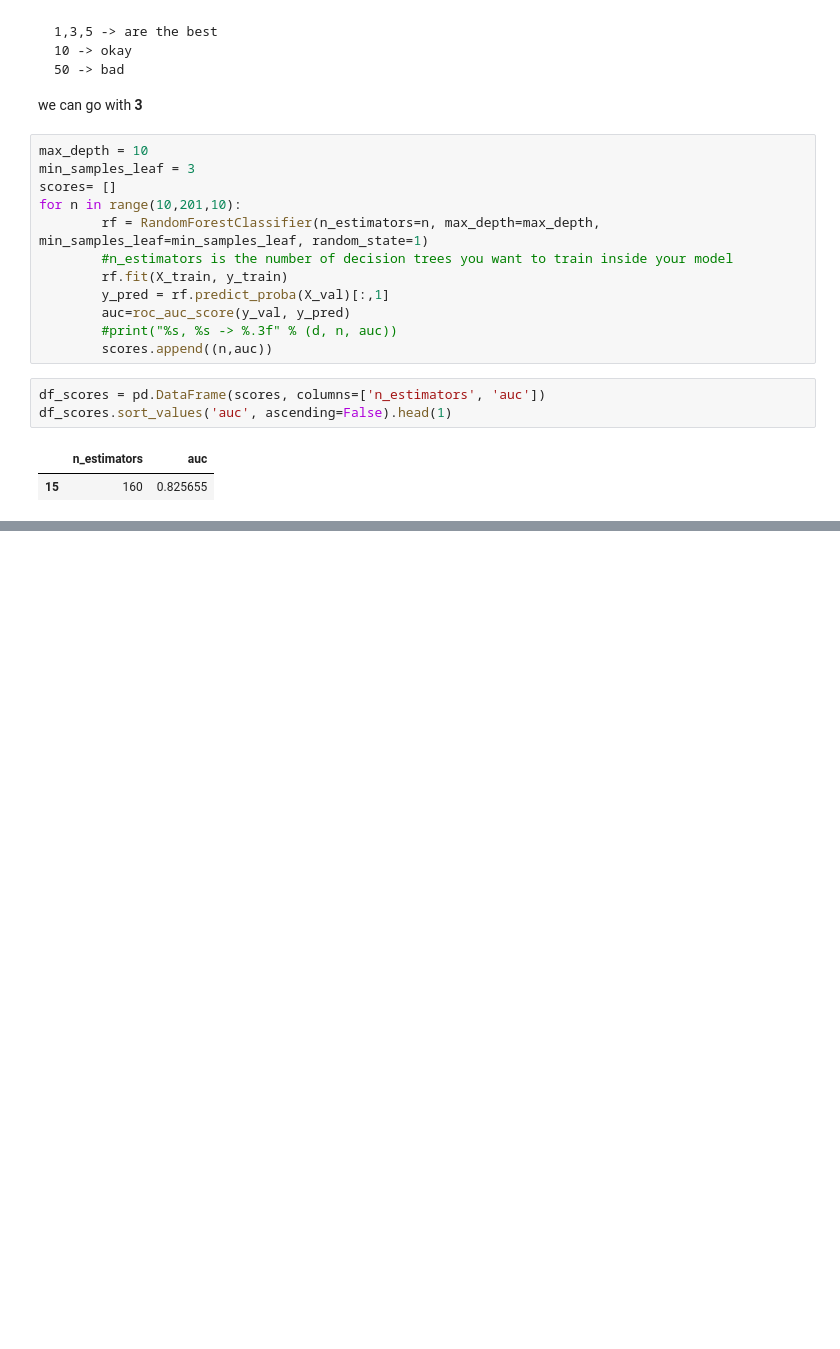
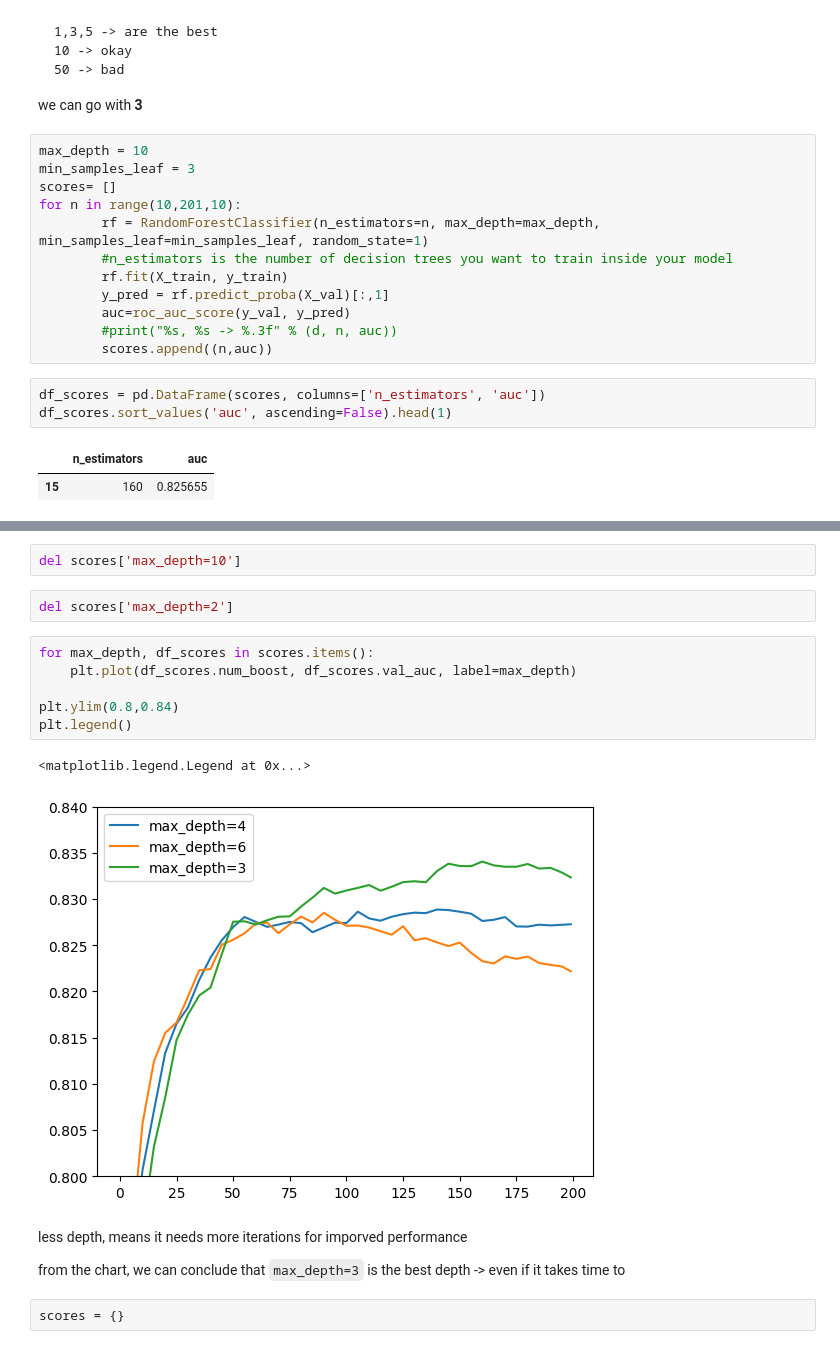
Before and after one commit to Rimsha-Bashir/machine-learning-zoomcamp, a Jupyter notebook: module-6/credit-risk-project.ipynb, the cells around one changed output, grey strips where cells are left out. Drawn from its saved outputs; the diff is of its cells as text; blank space fills up the shorter version.

```diff
--- a/module-6/credit-risk-project.ipynb
+++ b/module-6/credit-risk-project.ipynb
@@ -747,0 +1029,19 @@ df_scores.sort_values('auc', ascending=False).head(1)
+# %%
+del scores['max_depth=10']
+# %%
+del scores['max_depth=2']
+# %%
+for max_depth, df_scores in scores.items():
+    plt.plot(df_scores.num_boost, df_scores.val_auc, label=max_depth)
+
+plt.ylim(0.8,0.84)
+plt.legend()
+# %% [output]
+<matplotlib.legend.Legend at 0x...>
+[figure, added]
+# %% [markdown]
+less depth, means it needs more iterations for imporved performance
+
+from the chart, we can conclude that `max_depth=3` is the best depth -> even if it takes time to
+# %%
+scores = {}
```
Also changed, not shown: parts of 43 cells of this notebook, 1 other file.
